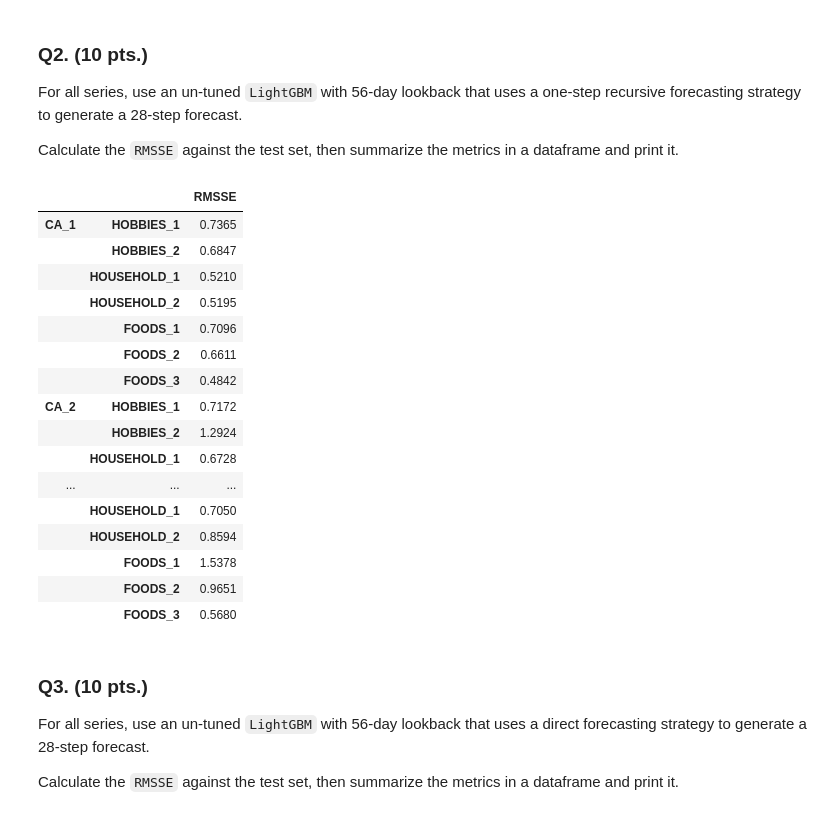
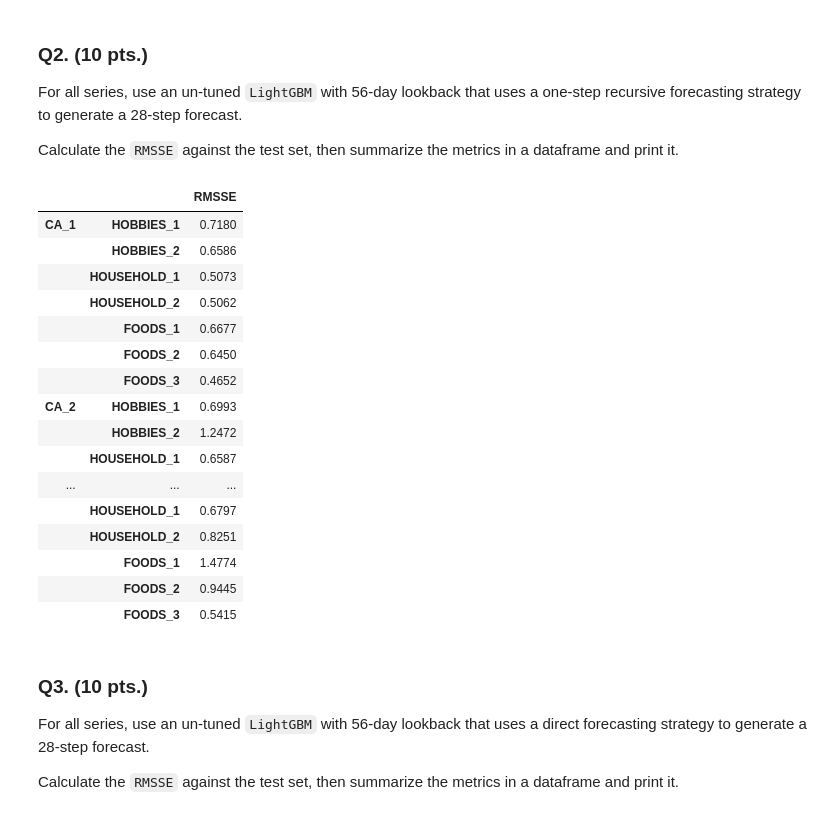
Before and after one commit to adrianemikko/tsa2021-m5, a Jupyter notebook: The Final Project 1.ipynb, the cells around one changed output. Drawn from its saved outputs; the diff is of its cells as text; code cells hidden in the pictures.

```diff
--- a/The Final Project 1.ipynb
+++ b/The Final Project 1.ipynb
@@ -94,8 +98,8 @@ methods = {
         ETSModel, seasonal_periods=7, trend='add', seasonal='add'),
 }
 
-train_df_9 = timeSeriesFiltering(
-    train_df.sum(axis='columns', level=levels[9]), lower=10)
+trainOG_df_9 = train_df.sum(axis='columns', level=levels[9])
+train_df_9 = timeSeriesFiltering(trainOG_df_9, lower=10)
 test_df_9 = test_df.sum(axis='columns', level=levels[9])
 weights_df_9 = (df_weights
                 .loc[df_weights['Level_id'] == 'Level9']
@@ -105,9 +109,10 @@ res = {}
 for method, model in methods.items():
     forecast_df_9 = pd.DataFrame(
         {label: model.fit(content).forecast(28)
-         for label, content in train_df_9.items()}
-    )
-    res[method] = rateMyForecast(train_df_9, test_df_9, forecast_df_9)['RMSSE']
+        for label, content in train_df_9.items()}
+        )
+    res[method] = rateMyForecast(
+        trainOG_df_9, test_df_9, forecast_df_9)['RMSSE']
 # %%
 pd.set_option('display.max_rows', None)
 df_res_9_base = pd.DataFrame(res)
@@ -148,35 +153,35 @@ pred = {}
 
 for col in train_df_9:
     model.fit(None, train_df_9[col])
-    pred[col] = model.predict(train_df_9[col].iloc[-56:]).squeeze()
+    pred[col] = model.predict(trainOG_df_9[col].iloc[-56:]).squeeze()
 # %%
 df_pred_9_rrlgb = pd.DataFrame(pred)
 df_pred_9_rrlgb.index=test_df_9.index
 
 df_res_9_rrlgb = rateMyForecast(
-    train_df_9, test_df_9, df_pred_9_rrlgb)['RMSSE']
+    trainOG_df_9, test_df_9, df_pred_9_rrlgb)['RMSSE']
 res["RecursiveRegressor(LGBMRegressor)"] = df_res_9_rrlgb
 
 df_res_9_rrlgb.index = pd.MultiIndex.from_tuples(df_res_9_rrlgb.index)
 df_res_9_rrlgb.to_frame()
 # %% [output]
 |  |  | RMSSE |
-| CA_1 | HOBBIES_1 | 0.7365 |
-|  | HOBBIES_2 | 0.6847 |
-|  | HOUSEHOLD_1 | 0.5210 |
-|  | HOUSEHOLD_2 | 0.5195 |
-|  | FOODS_1 | 0.7096 |
-|  | FOODS_2 | 0.6611 |
-|  | FOODS_3 | 0.4842 |
-| CA_2 | HOBBIES_1 | 0.7172 |
-|  | HOBBIES_2 | 1.2924 |
-|  | HOUSEHOLD_1 | 0.6728 |
+| CA_1 | HOBBIES_1 | 0.7180 |
+|  | HOBBIES_2 | 0.6586 |
+|  | HOUSEHOLD_1 | 0.5073 |
+|  | HOUSEHOLD_2 | 0.5062 |
+|  | FOODS_1 | 0.6677 |
+|  | FOODS_2 | 0.6450 |
+|  | FOODS_3 | 0.4652 |
+| CA_2 | HOBBIES_1 | 0.6993 |
+|  | HOBBIES_2 | 1.2472 |
+|  | HOUSEHOLD_1 | 0.6587 |
 | ... | ... | ... |
-|  | HOUSEHOLD_1 | 0.7050 |
-|  | HOUSEHOLD_2 | 0.8594 |
-|  | FOODS_1 | 1.5378 |
-|  | FOODS_2 | 0.9651 |
-|  | FOODS_3 | 0.5680 |
+|  | HOUSEHOLD_1 | 0.6797 |
+|  | HOUSEHOLD_2 | 0.8251 |
+|  | FOODS_1 | 1.4774 |
+|  | FOODS_2 | 0.9445 |
+|  | FOODS_3 | 0.5415 |
 # %% [markdown]
 ### Q3. (10 pts.)
 
```
Also changed, not shown: parts of 8 cells of this notebook, 1 other file.
